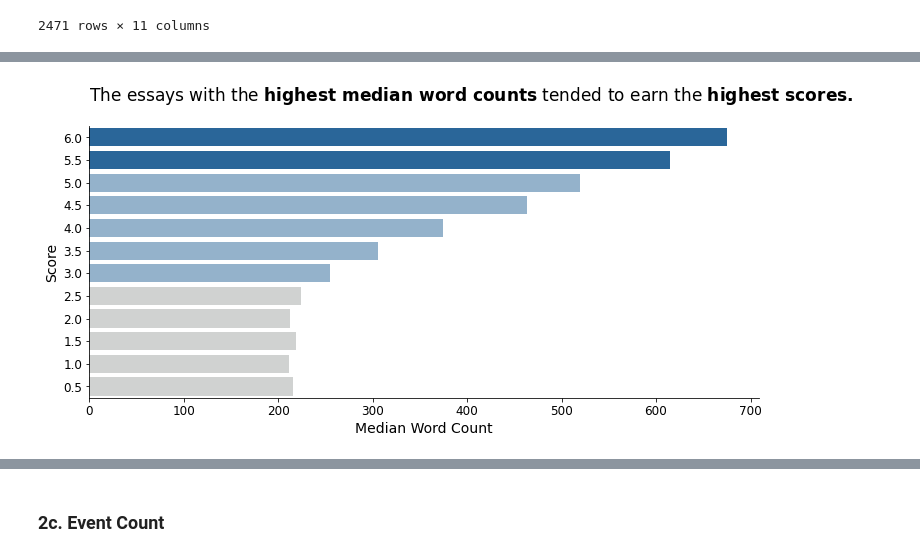
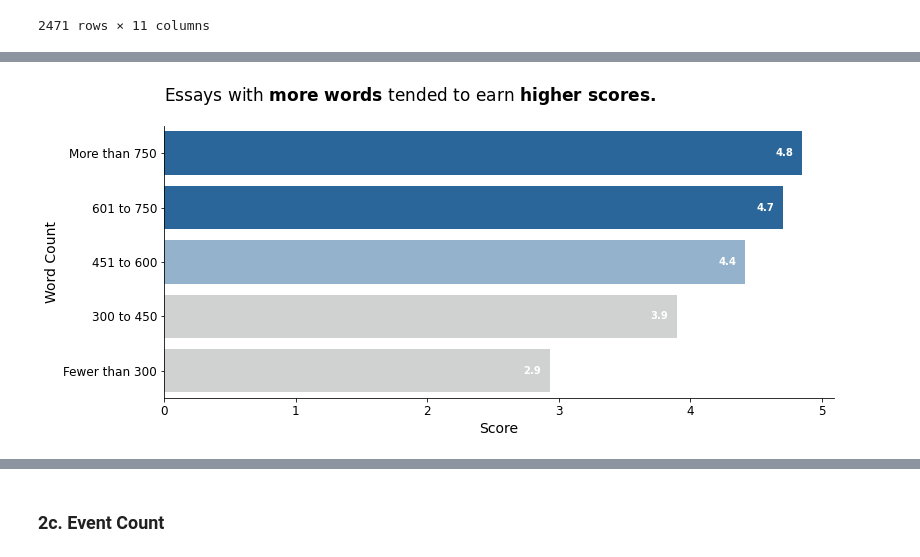
Before and after one commit to ahendricks2/EssayKeystrokes, a Jupyter notebook: Preprocessing_Notebook.ipynb, the cells around one changed output, grey strips where cells are left out. Drawn from its saved outputs; the diff is of its cells as text; code cells hidden in the pictures.

```diff
--- a/Preprocessing_Notebook.ipynb
+++ b/Preprocessing_Notebook.ipynb
@@ -515,0 +626,6 @@ wc_viz_df
+# %%
+wc_viz_data.loc[wc_viz_data['word_count']<300,'final_wc_bin'] = 0
+wc_viz_data.loc[(wc_viz_data['word_count']>=300)&(wc_viz_data['word_count']<450),'final_wc_bin'] = 300
+wc_viz_data.loc[(wc_viz_data['word_count']>=450)&(wc_viz_data['word_count']<600),'final_wc_bin'] = 450
+wc_viz_data.loc[(wc_viz_data['word_count']>=600)&(wc_viz_data['word_count']<750),'final_wc_bin'] = 600
+wc_viz_data.loc[wc_viz_data['word_count']>=750,'final_wc_bin'] = 750
@@ -515,0 +659,2 @@ wc_viz_df
+# %%
+wc_viz_df = wc_viz_data.groupby('final_wc_bin').mean()
@@ -516,31 +671,43 @@ wc_viz_df
 # %%
-wc_viz_df.loc[viz_df['score']>=5.5,'wc_alpha'] = 1
-wc_viz_df.loc[viz_df['score']<=5,'wc_alpha'] = .5
+wc_viz_df.loc[viz_df['score']>=4,'wc_alpha'] = 1
+wc_viz_df.loc[viz_df['score']<4,'wc_alpha'] = .5
 # %%
 # Defining a custom color palette for the bars in the bar plot
 
-wc_custom_palette = ['#1768AC' if score >= 3 else '#A2A7A5' for score in viz_df['score']]
+wc_custom_palette = ['#1768AC' if score >= 4 else '#A2A7A5' for score in wc_viz_df['score']]
 # %%
 plt.figure(figsize = (12,5))
-ax = sns.barplot(x='word_count',y='score',data=wc_viz_df,orient='h',palette=wc_custom_palette)
+ax = sns.barplot(x='score',y='final_wc_bin',data=wc_viz_df,orient='h',palette=wc_custom_palette)
 
 # Inverting y axis values
 plt.gca().invert_yaxis()
 
 # Applying different transparencies to different bars
 for bar, alpha in zip(ax.containers[0], wc_viz_df['wc_alpha']):
     bar.set_alpha(alpha)
 
+# Creating data labels
+for p, label in zip(ax.patches, wc_viz_df['score']):
+    width = p.get_width()-.2
+    ax.annotate(f'{label:.1f}', (width, p.get_y() + p.get_height() / 2),
+                ha='left', va='center', color='w', weight='bold')
+
 # Formatting the title and subtitle
-title_text = "The essays with the " + r"$\bf{" 'highest \ median \ word \ counts' "}$" + " tended to earn the " + r"$\bf{" 'highest \ scores.' "}$"
+title_text = "Essays with " + r"$\bf{" 'more \ words' "}$" + " tended to earn " + r"$\bf{" 'higher \ scores.' "}$"
 plt.title(title_text, loc='left', pad=25, fontsize= 17)
 
 # Formatting final attributes
-plt.xlabel('Median Word Count', fontsize=14)
+plt.xlabel('Score', fontsize=14)
 plt.xticks(fontsize=12)
-plt.ylabel('Score', fontsize=14)
+plt.ylabel('Word Count', fontsize=14)
 plt.yticks(fontsize=12)
+
+# Set y-tick positions and labels
+ytick_positions = range(len(wc_viz_df))
+yticks_labels = ['Fewer than 300','300 to 450','451 to 600','601 to 750','More than 750']
+plt.yticks(ytick_positions, yticks_labels, fontsize=12)
+
 sns.despine()
 plt.show();
 # %% [output]
-[figure, old version]
+[figure, new version]
```
Also changed, not shown: parts of 115 cells of this notebook.
